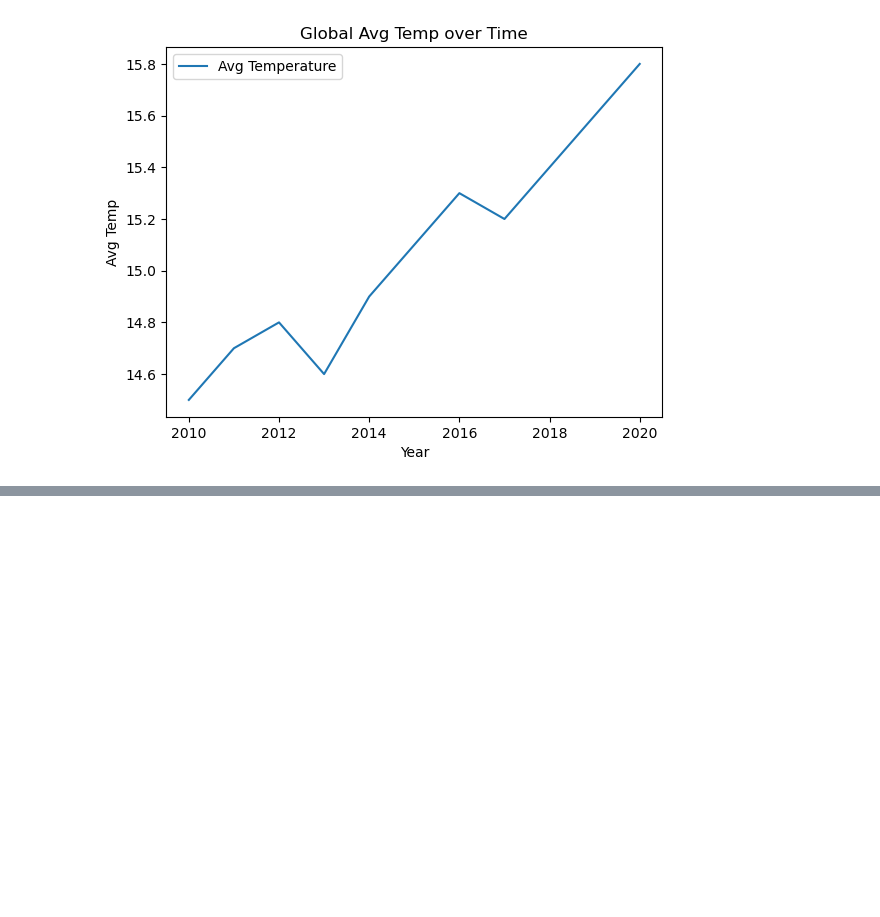
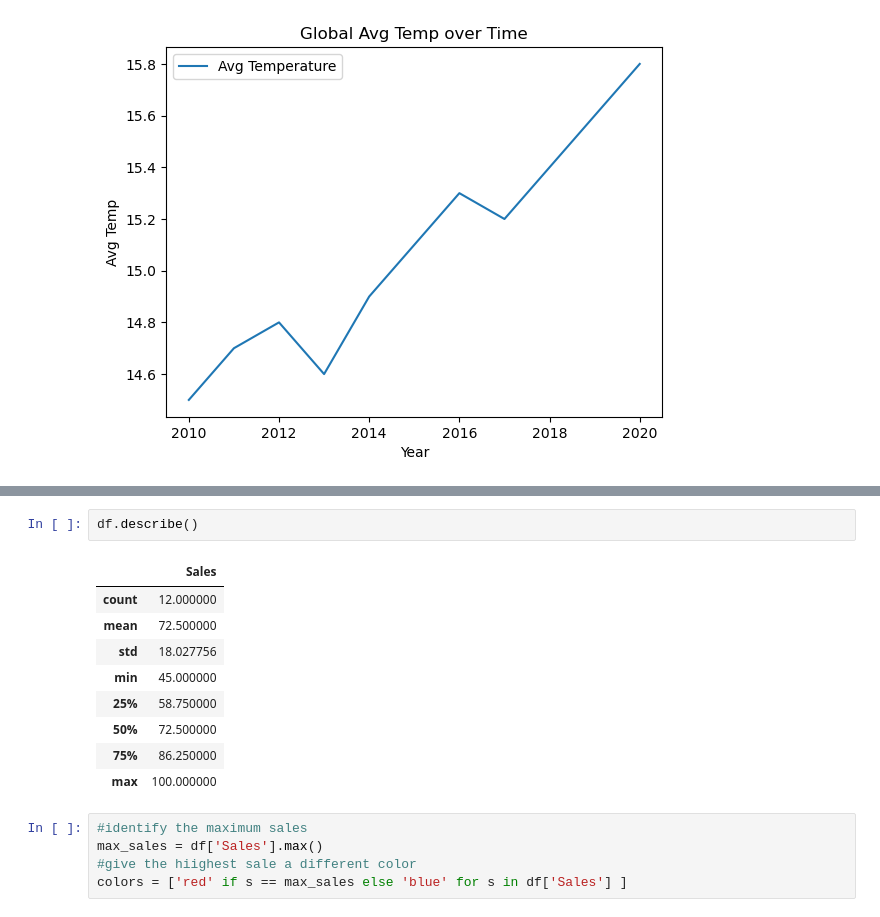
Before and after one commit to AnitaChesire/data_science_hub, a Jupyter notebook: Matplotlib.ipynb, the cells around one changed output, grey strips where cells are left out. Cells and saved outputs as stored; diff of their text form; blank space fills up the shorter version.

```diff
--- a/Matplotlib.ipynb
+++ b/Matplotlib.ipynb
@@ -98,0 +146,17 @@ plt.show()
+# %%
+df.describe()
+# %% [output]
+|  | Sales |
+| count | 12.000000 |
+| mean | 72.500000 |
+| std | 18.027756 |
+| min | 45.000000 |
+| 25% | 58.750000 |
+| 50% | 72.500000 |
+| 75% | 86.250000 |
+| max | 100.000000 |
+# %%
+#identify the maximum sales
+max_sales = df['Sales'].max()
+#give the hiighest sale a different color
+colors = ['red' if s == max_sales else 'blue' for s in df['Sales'] ]
```
Also changed, not shown: parts of 6 cells of this notebook.
